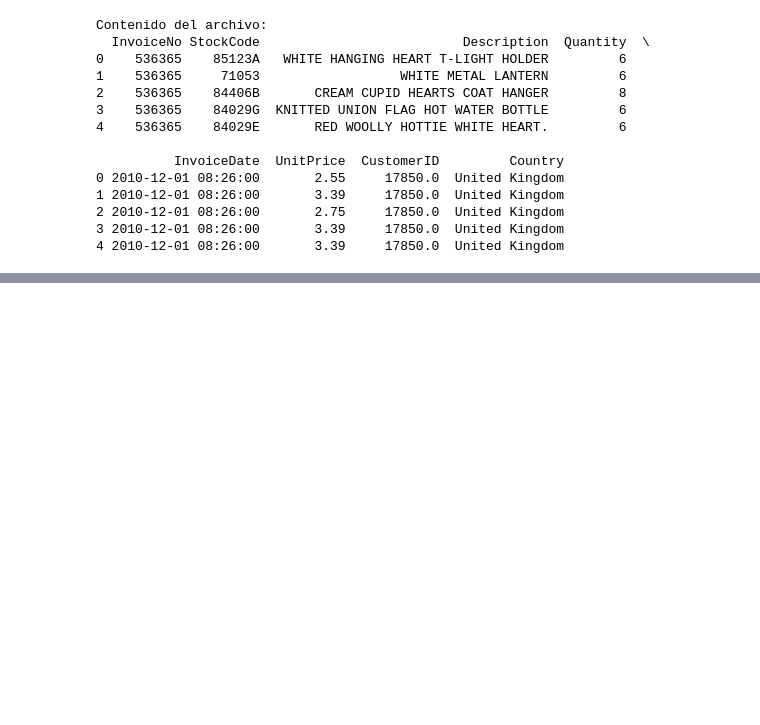
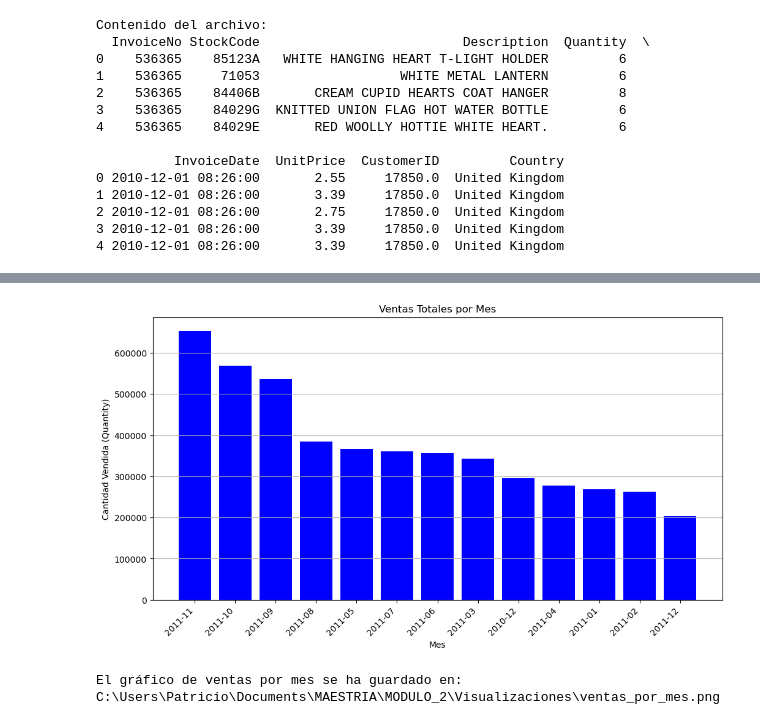
Before and after one commit to GABY210992/MODULO-2, a Jupyter notebook: Taller_1.ipynb, the cells around one changed output, grey strips where cells are left out. Drawn from its saved outputs; the diff is of its cells as text; code cells hidden in the pictures; blank space fills up the shorter version.

```diff
--- a/Taller_1.ipynb
+++ b/Taller_1.ipynb
@@ -69,0 +404,72 @@ Cantidad de filas después de eliminar valores nulos: 470492
+# %%
+import pandas as pd
+import matplotlib.pyplot as plt
+import os
+
+# Especificar la ruta del archivo Excel limpio
+ruta_archivo_limpio = r'C:\Users\Patricio\Documents\MAESTRIA\MODULO_2\Online Retail_SEPARADO.xlsx'
+
+# Leer el archivo Excel
+df = pd.read_excel(ruta_archivo_limpio)
+
+# Asegurarse de que la columna 'Fecha' esté en formato datetime
+if 'Fecha' in df.columns:
+    df['Fecha'] = pd.to_datetime(df['Fecha'])  # Convertir a formato datetime si no lo está
+
+# Crear una nueva columna para el mes
+df['Mes'] = df['Fecha'].dt.to_period('M')  # Extraer el mes en formato "YYYY-MM"
+
+# Validar que las columnas necesarias existan
+if 'Mes' in df.columns and 'Quantity' in df.columns and 'Description' in df.columns:
+    # Agrupar por mes y calcular las cantidades totales vendidas
+    ventas_por_mes = df.groupby('Mes')['Quantity'].sum().reset_index().sort_values(by='Quantity', ascending=False)
+
+    # Identificar el mes con mayores ventas
+    mes_top = ventas_por_mes.iloc[0]['Mes']
+    cantidad_top_mes = ventas_por_mes.iloc[0]['Quantity']
+    print(f"\nEl mes con mayores ventas fue: {mes_top}, con un total de {cantidad_top_mes} productos vendidos.")
+
+    # Filtrar los datos del mes con mayores ventas
+    productos_top_mes = df[df['Mes'] == mes_top].groupby('Description')['Quantity'].sum().reset_index().sort_values(by='Quantity', ascending=False)
+
+    print(f"\nLos productos más vendidos en el mes {mes_top} fueron:")
+    print(productos_top_mes)
+
+    # Crear gráfico para visualizar las ventas por mes
+    plt.figure(figsize=(12, 6))
+    plt.bar(ventas_por_mes['Mes'].astype(str), ventas_por_mes['Quantity'], color='blue')
+    plt.title('Ventas Totales por Mes')
+    plt.xlabel('Mes')
+    plt.ylabel('Cantidad Vendida (Quantity)')
+    plt.xticks(rotation=45, ha='right')
+    plt.grid(axis='y')
+
+    # Guardar el gráfico de ventas por mes
+    directorio_base = os.path.dirname(ruta_archivo_limpio)
+    directorio_imagenes = os.path.join(directorio_base, 'Visualizaciones')
+    if not os.path.exists(directorio_imagenes):
+        os.makedirs(directorio_imagenes)
+    ruta_grafica_meses = os.path.join(directorio_imagenes, 'ventas_por_mes.png')
+    plt.savefig(ruta_grafica_meses)
+    plt.show()
+
+    print("\nEl gráfico de ventas por mes se ha guardado en:", ruta_grafica_meses)
+
+    # Crear gráfico de los productos más vendidos en el mes top
+    #plt.figure(figsize=(12, 6))
+    #plt.bar(productos_top_mes['Description'], productos_top_mes['Quantity'], color='orange')
+    #plt.title(f'Productos Más Vendidos en el Mes {mes_top}')
+    #plt.xlabel('Producto')
+    #plt.ylabel('Cantidad Vendida')
+    #plt.xticks(rotation=45, ha='right')
+    #plt.grid(axis='y')
+
+    # Guardar el gráfico de productos más vendidos
+    #ruta_grafica_productos = os.path.join(directorio_imagenes, f'productos_mas_vendidos_{mes_top}.png')
+    #plt.savefig(ruta_grafica_productos)
+    #plt.show()
+
+    #print(f"\nEl gráfico de los productos más vendidos en el mes {mes_top} se ha guardado en:", ruta_grafica_productos)
+else:
+    print("\nLas columnas necesarias ('Fecha', 'Quality', 'Description') no existen en el archivo. Por favor, verifica los nombres exactos en el archivo.")
+# %% [output]
@@ -69,0 +493,2 @@ Cantidad de filas después de eliminar valores nulos: 470492
+[figure, added]
+El gráfico de ventas por mes se ha guardado en: C:\Users\Patricio\Documents\MAESTRIA\MODULO_2\Visualizaciones\ventas_por_mes.png
```
Also changed, not shown: parts of 14 cells of this notebook.
